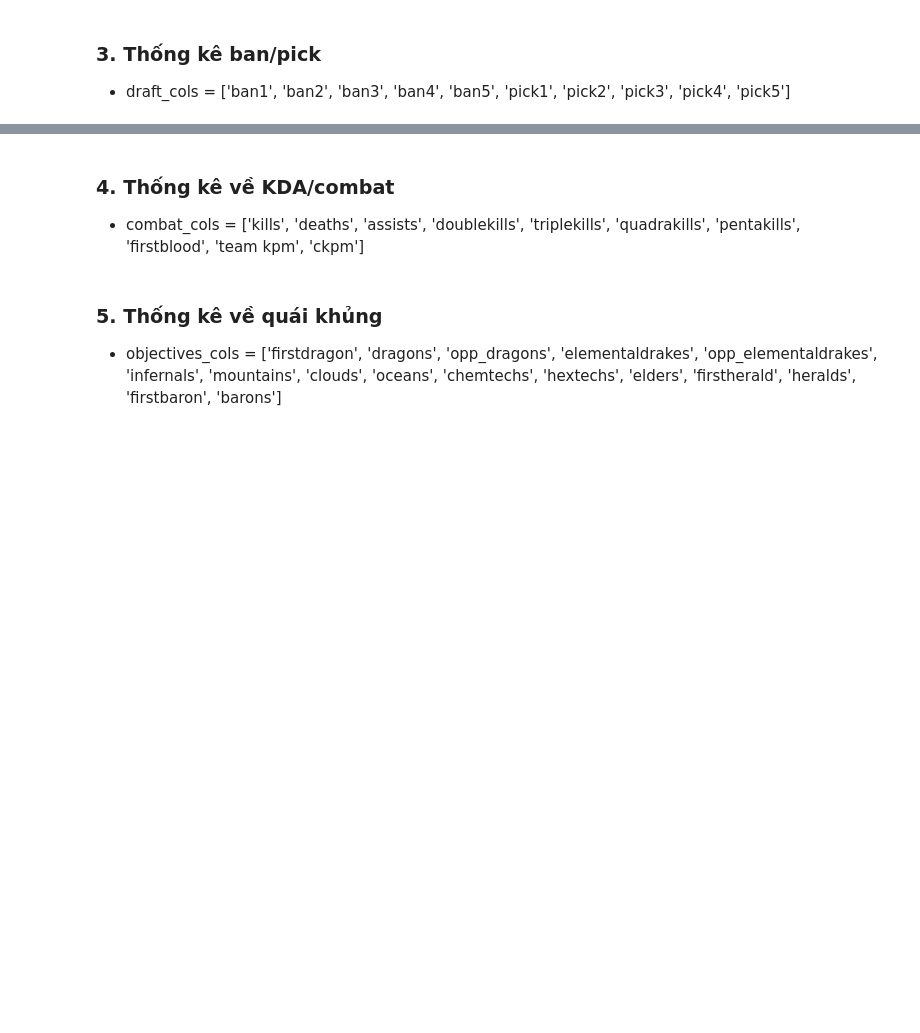
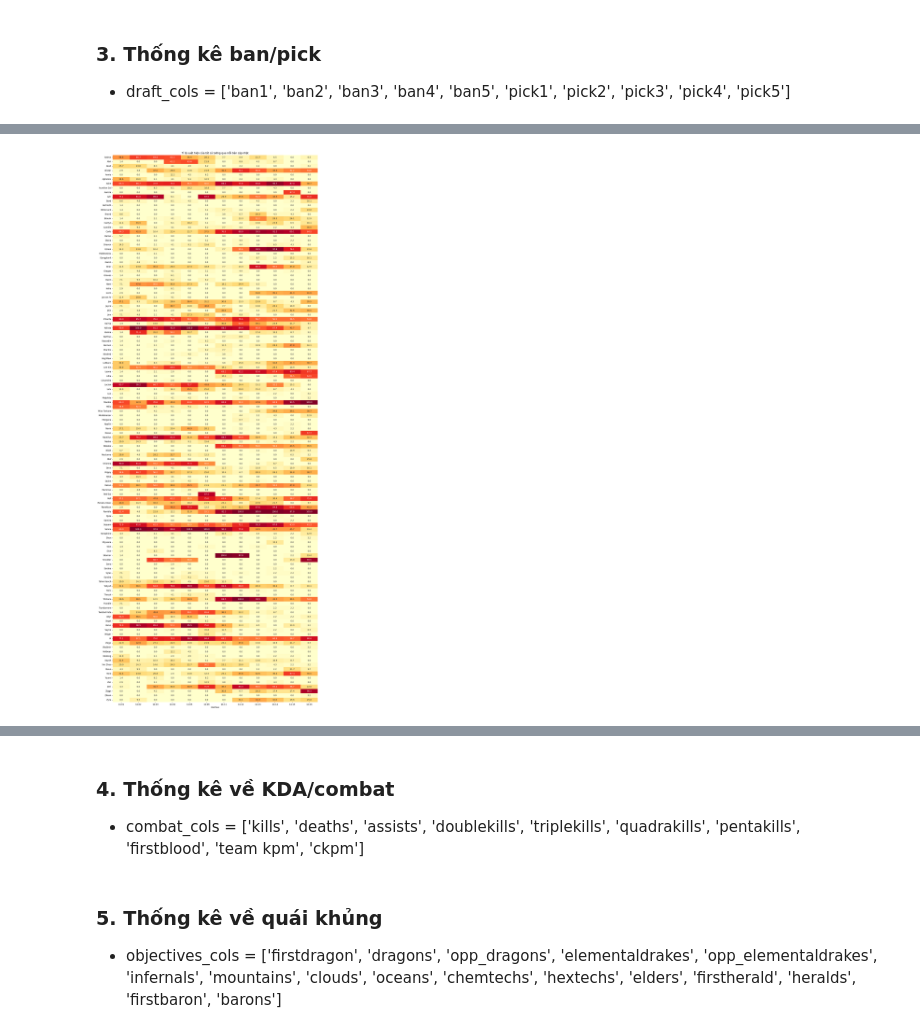
Before and after one commit to fromuit/IE224_Project, a Jupyter notebook: Source/EDA1.ipynb, the cells around one changed output, grey strips where cells are left out. Cells and saved outputs as stored; diff of their text form; code cells hidden in the pictures; blank space fills up the shorter version.

```diff
--- a/Source/EDA1.ipynb
+++ b/Source/EDA1.ipynb
@@ -429,0 +516,54 @@ plt.show()
+# %%
+def calculate_champion_presence(df, champion):
+    """
+    Tính tỉ lệ xuất hiện của một tướng trong dataset
+    """
+    # Gộp tất cả picks và bans
+    all_picks = pd.concat([df[f'pick{i}'] for i in range(1, 6)])
+    all_bans = pd.concat([df[f'ban{i}'] for i in range(1, 6)])
+    all_appearances = pd.concat([all_picks, all_bans])
+
+    # Tính tỉ lệ xuất hiện
+    total_games = len(df) // 2  # Chia 2 vì mỗi trận có 2 bản ghi
+    appearances = (all_appearances == champion).sum()
+    return (appearances / total_games * 100).round(1)
+# %%
+# Lấy danh sách các patch
+patches = sorted(lck_data['patch'].unique())
+
+# Lấy danh sách tất cả các tướng xuất hiện trong dataset
+all_champions = set()
+for i in range(1, 6):
+    all_champions.update(lck_data[f'pick{i}'].unique())
+    all_champions.update(lck_data[f'ban{i}'].unique())
+all_champions = sorted(list(all_champions - {None, np.nan}))  # Loại bỏ các giá trị null
+
+# Tính tỉ lệ xuất hiện cho mỗi tướng ở mỗi patch
+heat_data = np.zeros((len(all_champions), len(patches)))
+
+for i, champion in enumerate(all_champions):
+    for j, patch in enumerate(patches):
+        patch_data = lck_data[lck_data['patch'] == patch]
+        heat_data[i, j] = calculate_champion_presence(patch_data, champion)
+
+# Vẽ heatmap
+plt.figure(figsize=(15, len(all_champions) * 0.3))  # Điều chỉnh kích thước theo số lượng tướng
+sns.heatmap(heat_data,
+            xticklabels=patches,
+            yticklabels=all_champions,
+            cmap='YlOrRd',
+            annot=True,
+            fmt='.1f',
+            cbar=False,
+            vmin=0,
+            vmax=100)
+
+plt.title("Tỉ lệ xuất hiện của tất cả tướng qua mỗi bản cập nhật")
+plt.xlabel("Patches")
+plt.ylabel("")
+
+# Điều chỉnh layout để tránh bị cắt
+plt.tight_layout()
+plt.show()
+# %% [output]
+[figure, added]
```
Also changed, not shown: parts of 11 cells of this notebook.
